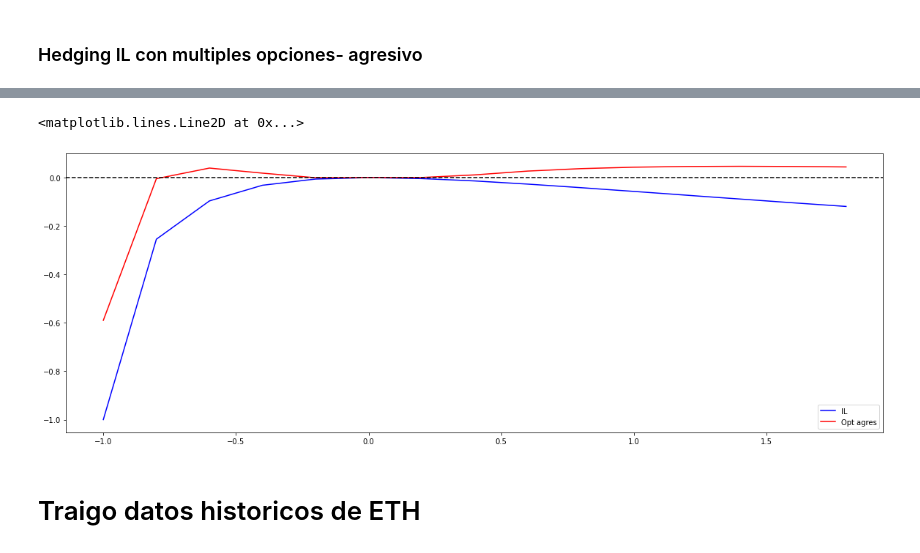
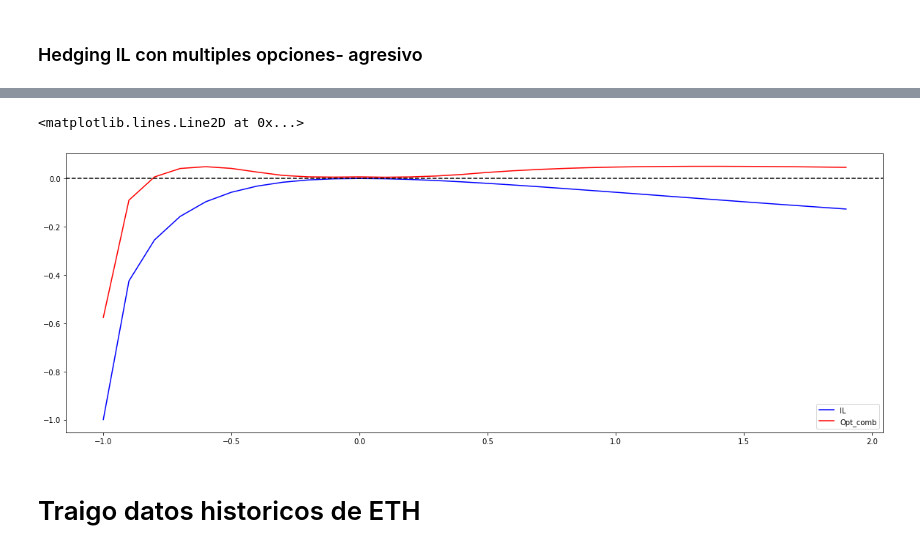
Before and after one commit to aguumg/Impermanent-Loss-Hedger, a Jupyter notebook: colabs/strategy _with _options.ipynb, the cells around one changed output, grey strips where cells are left out. Saved outputs shown, nothing was run; the diff lists cells and outputs as text; code cells hidden in the pictures.

Commit message:
Cambios en strategy_with_options-agregué las primas

```diff
--- a/colabs/strategy _with _options.ipynb
+++ b/colabs/strategy _with _options.ipynb
@@ -200,10 +204,10 @@ La siguiente función toma un precio $P$, un conjunto de strikes de calls $K_\te
 # %%
-def option_combination(P,K_call, K_put):
+def option_combination(P,K_call, K_put,d_call,d_put):
    call=0
    put=0
    for i in range(len(K_call)):
          call = call + max(P-K_call[i],0)
    for i in range(len(K_put)):
          put = put + max(K_put[i]-P,0)
-   return call+put
+   return call+put-sum (d_call)-sum(d_put)
 # %% [markdown]
@@ -378,24 +496,21 @@ axs.axhline(y = 0, color = 'black', linestyle = '--')
 # %%
-P = P_eth_0*(1+price_change)
-K_call = np.concatenate((440*np.ones(10), 480*np.ones(10),520*np.ones(10), 560*np.ones(10)))
-K_put = np.concatenate((360*np.ones(10), 320*np.ones(15), 280*np.ones(20), 240*np.ones(10)))
-#
+
 V_hold = balance_usdc + balance_eth * P
 V_pool = IL_R(1+price_change) * V_hold
 IL_sin_hedge = (V_pool - V_hold) / V_hold
 #
-opt_comb = [option_combination(p,K_call,K_put) for p in P]
-IL_con_hedge = (V_pool + opt_comb - V_hold) / V_hold
+opt_comb = [option_combination(p,K_call,K_put,d_call,d_put) for p in P]
+IL_con_hedge = (ret_mens_pool*np.ones(len(P))+V_pool + opt_comb - V_hold) / V_hold
 #
 fig, axs = plt.subplots(1,1,figsize = (20,7))
 axs.plot(price_change, IL_sin_hedge+1, c = 'blue', label = 'IL')
 
-axs.plot(price_change, IL_con_hedge+1, c = 'red', label = 'Opt agres')
+axs.plot(price_change, IL_con_hedge+1, c = 'red', label = 'Opt_comb')
 axs.legend()
 axs.axhline(y = 0, color = 'black', linestyle = '--')
 # %% [output]
 <matplotlib.lines.Line2D at 0x...>
-[figure, old version]
+[figure, new version]
 # %% [markdown]
 # Traigo datos historicos de ETH
 # %%
```
Also changed, not shown: parts of 13 cells of this notebook.
